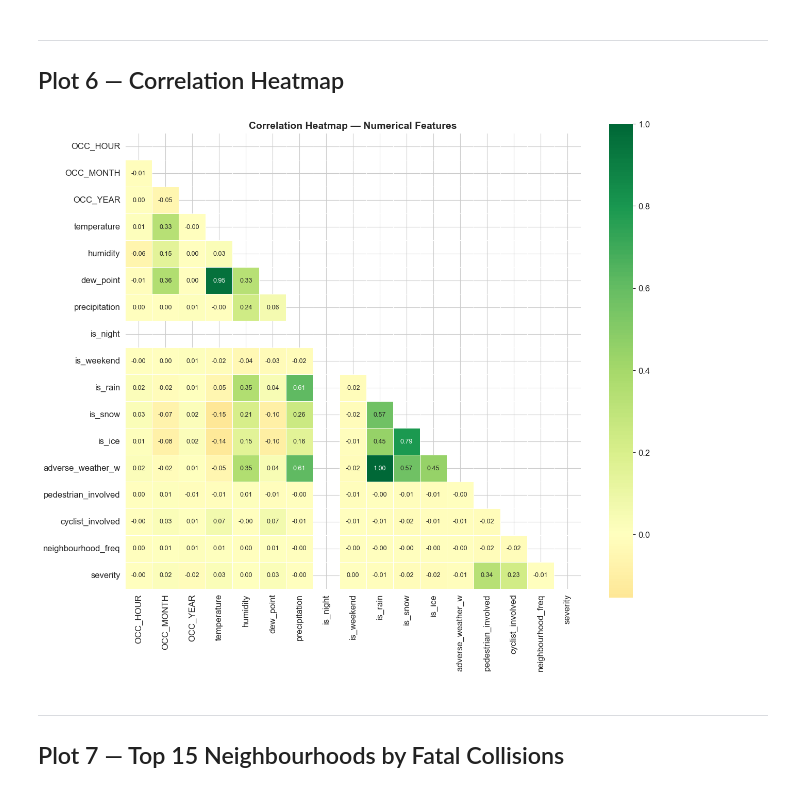
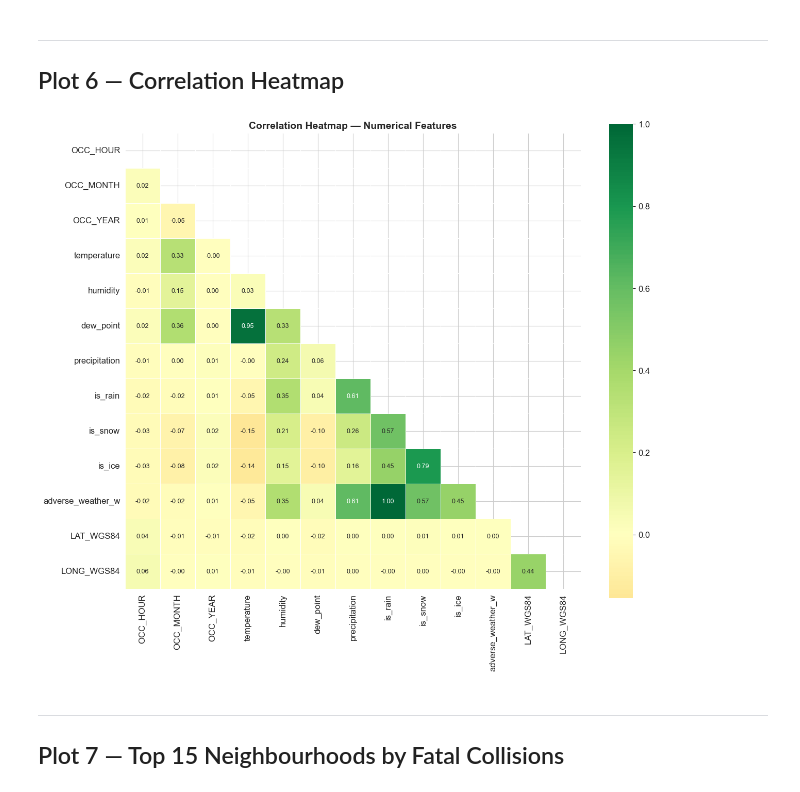
Before and after one commit to Nishi-013/toronto-collision-severity-prediction, a Jupyter notebook: 03_Exploratory_Data_Analysis.ipynb, the cells around one changed output. Saved outputs shown, nothing was run; the diff lists cells and outputs as text; code cells hidden in the pictures.

```diff
--- a/03_Exploratory_Data_Analysis.ipynb
+++ b/03_Exploratory_Data_Analysis.ipynb
@@ -167,28 +167,26 @@ if 'adverse_weather_w' in df.columns:
 # %%
 # Plot 6 — Correlation Heatmap
 # Only use columns that actually exist in the cleaned dataset
 num_cols = ['OCC_HOUR', 'OCC_MONTH', 'OCC_YEAR',
             'temperature', 'humidity', 'dew_point', 'precipitation',
-            'is_night', 'is_weekend',
             'is_rain', 'is_snow', 'is_ice', 'adverse_weather_w',
-            'pedestrian_involved', 'cyclist_involved',
-            'neighbourhood_freq', 'severity']
+            'LAT_WGS84', 'LONG_WGS84']
 existing = [c for c in num_cols if c in df.columns]
 
 fig, ax = plt.subplots(figsize=(13, 11))
 corr = df[existing].corr()
 sns.heatmap(corr,
             mask=np.triu(np.ones_like(corr, dtype=bool)),
             annot=True, fmt='.2f', cmap='RdYlGn', center=0,
             ax=ax, linewidths=0.5, square=True, annot_kws={'size': 9})
 ax.set_title('Correlation Heatmap — Numerical Features',
              fontsize=14, fontweight='bold')
 plt.tight_layout()
 plt.savefig(f'{PLOTS_FOLDER}plot_06_correlation_heatmap.png',
             dpi=150, bbox_inches='tight')
 plt.show()
 # %% [output]
-[figure, old version]
+[figure, new version]
 # %% [markdown]
 ---
 ## Plot 7 — Top 15 Neighbourhoods by Fatal Collisions
```
Also changed, not shown: parts of 4 cells of this notebook, 29 other files.
